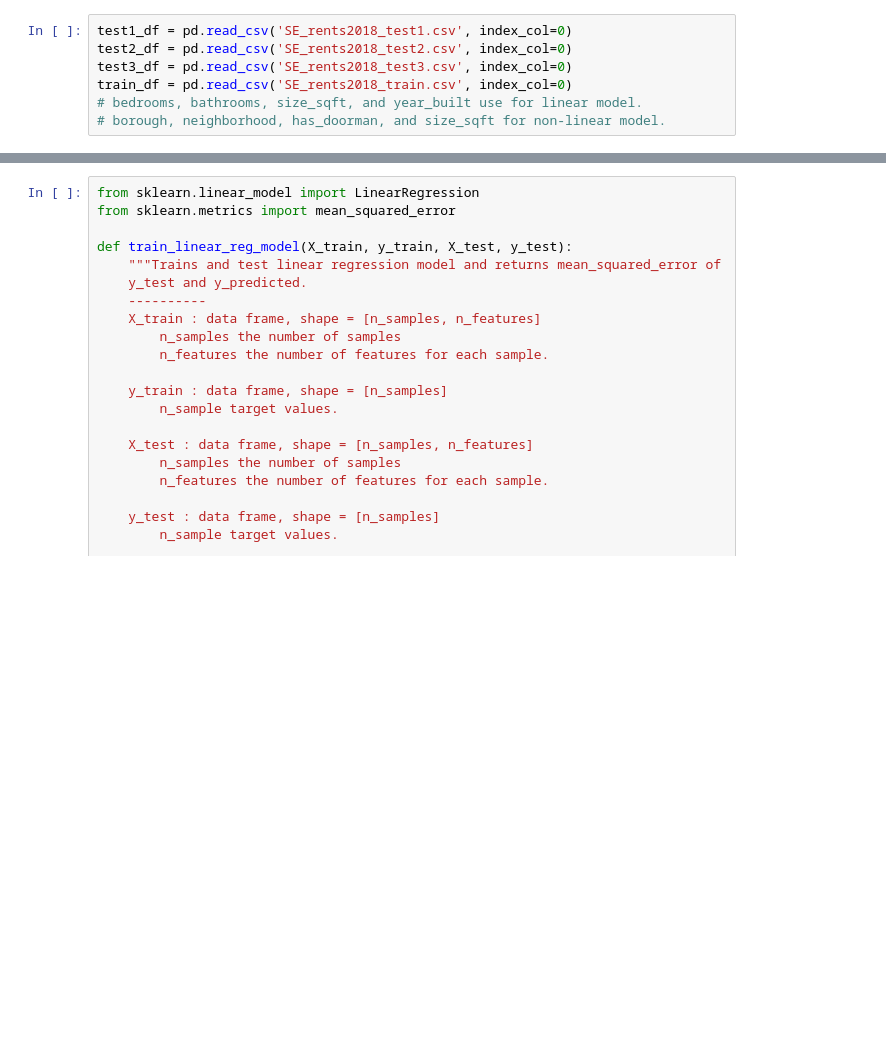
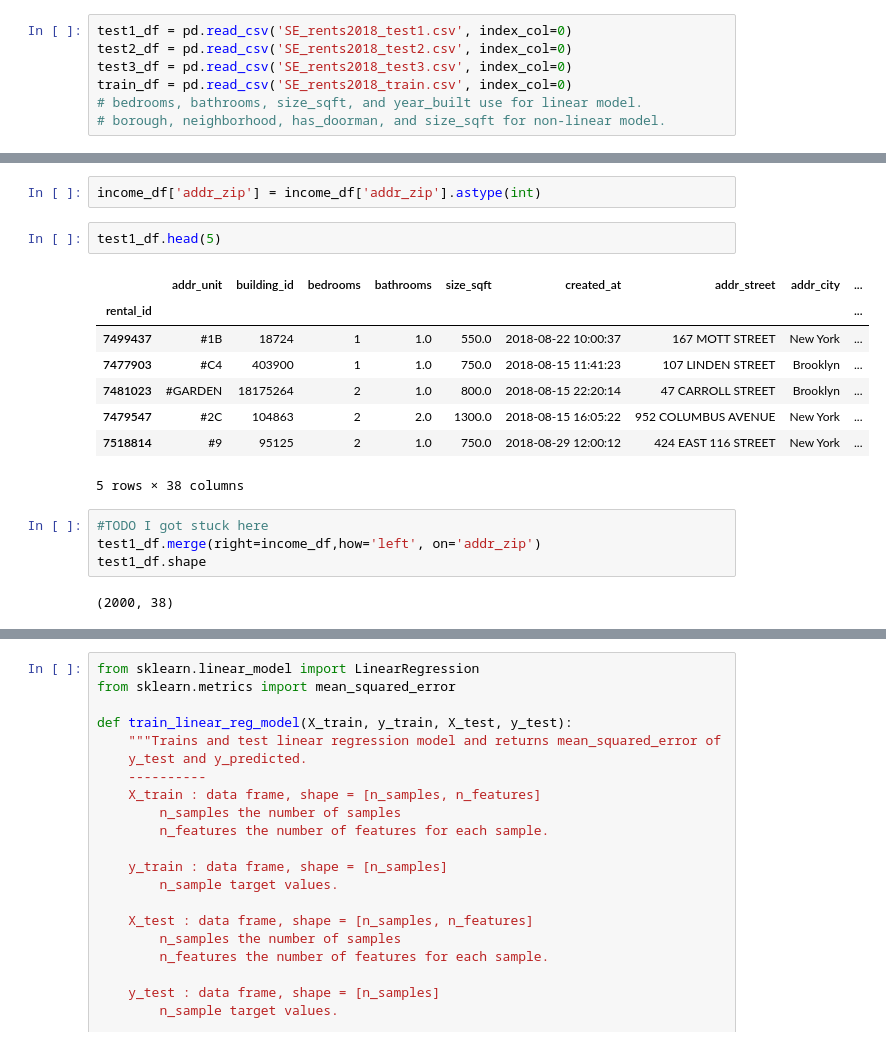
Before and after one commit to simplisticmartin/Godzillow, a Jupyter notebook: main.ipynb, the cells around one changed output, grey strips where cells are left out. Cells and saved outputs as stored; diff of their text form; blank space fills up the shorter version.

Commit message:
Progress made on income data

```diff
--- a/main.ipynb
+++ b/main.ipynb
@@ -15,3 +59,22 @@ train_df = pd.read_csv('SE_rents2018_train.csv', index_col=0)
+# %%
+income_df['addr_zip'] = income_df['addr_zip'].astype(int)
+# %%
+test1_df.head(5)
+# %% [output]
+|  | addr_unit | building_id | bedrooms | bathrooms | size_sqft | created_at | addr_street | addr_city | ... |
+| rental_id |  |  |  |  |  |  |  |  | ... |
+| 7499437 | #1B | 18724 | 1 | 1.0 | 550.0 | 2018-08-22 10:00:37 | 167 MOTT STREET | New York | ... |
+| 7477903 | #C4 | 403900 | 1 | 1.0 | 750.0 | 2018-08-15 11:41:23 | 107 LINDEN STREET | Brooklyn | ... |
+| 7481023 | #GARDEN | 18175264 | 2 | 1.0 | 800.0 | 2018-08-15 22:20:14 | 47 CARROLL STREET | Brooklyn | ... |
+| 7479547 | #2C | 104863 | 2 | 2.0 | 1300.0 | 2018-08-15 16:05:22 | 952 COLUMBUS AVENUE | New York | ... |
+| 7518814 | #9 | 95125 | 2 | 1.0 | 750.0 | 2018-08-29 12:00:12 | 424 EAST 116 STREET | New York | ... |
+5 rows × 38 columns
+# %%
+#TODO I got stuck here
+test1_df.merge(right=income_df,how='left', on='addr_zip')
+test1_df.shape
+# %% [output]
+(2000, 38)
 # %%
 #using a heatmap to select meaningful features
 #columns = test1_df[:,0:29]
```
Also changed, not shown: parts of 5 cells of this notebook.
